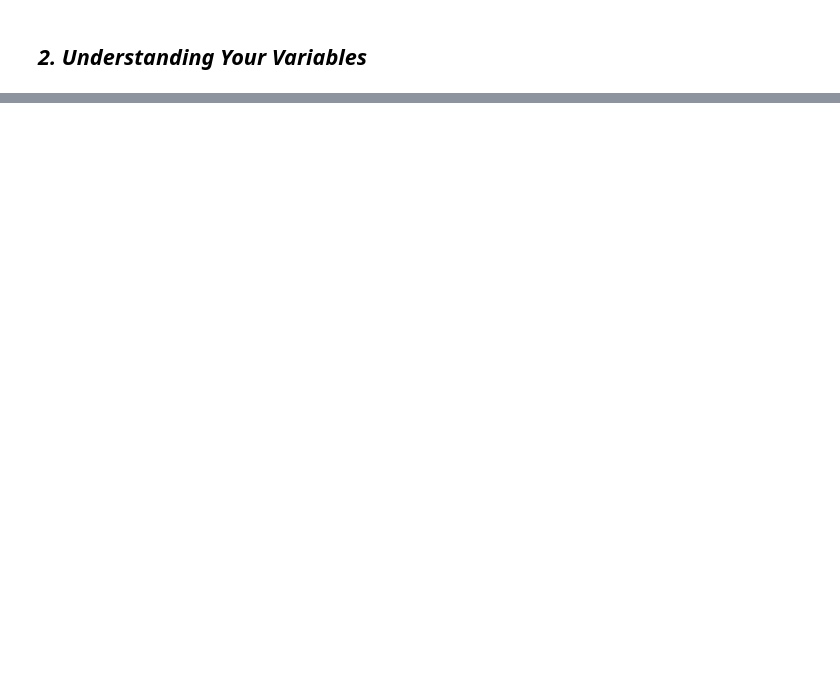
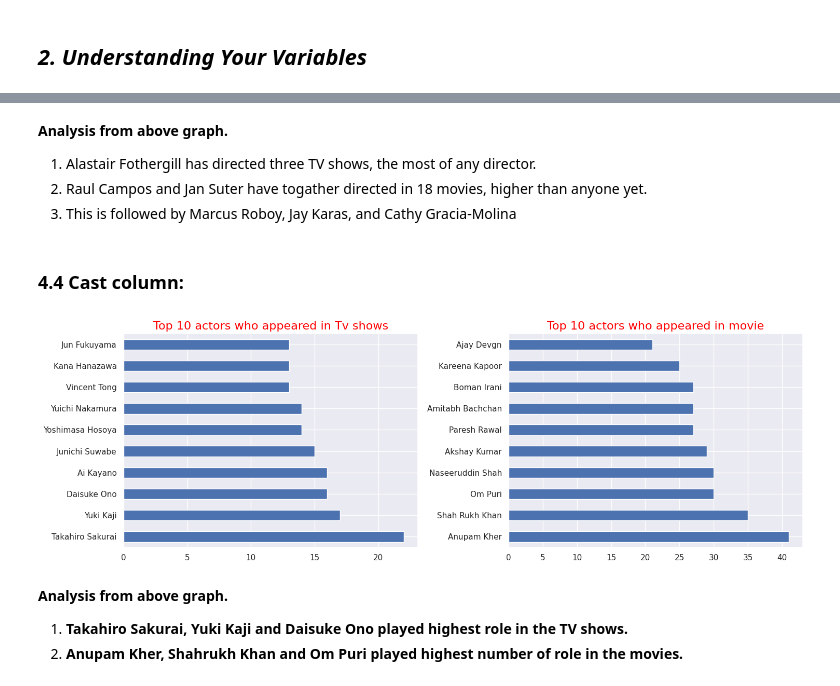
Before and after one commit to rajkumarpec/Unsupervised-Machine-Learning, a Jupyter notebook: Netflix_movie_show.ipynb, the cells around one changed output, grey strips where cells are left out. Drawn from its saved outputs; the diff is of its cells as text; code cells hidden in the pictures; blank space fills up the shorter version.

```diff
--- a/Netflix_movie_show.ipynb
+++ b/Netflix_movie_show.ipynb
@@ -167,0 +301,27 @@ Answer Here
+# %% [markdown]
+**Analysis from above graph.**
+1. Alastair Fothergill has directed three TV shows, the most of any director.
+2. Raul Campos and Jan Suter have togather directed in 18 movies, higher than anyone yet.
+3. This is followed by Marcus Roboy, Jay Karas, and Cathy Gracia-Molina
+# %% [markdown]
+### **4.4 Cast column:**
+# %%
+#defing fig size and axis
+fig,ax = plt.subplots(1,2, figsize=(15,5),dpi=100)
+
+# top 10 TV shows actor
+TV_shows = df[df['type']=='TV Show']['cast'].str.split(', ', expand=True).stack().reset_index(level=1, drop=True).value_counts()[:10].plot(kind='barh', ax=ax[0])
+TV_shows.set_title('Top 10 actors who appeared in Tv shows', size=16,color='red')
+
+# top 10 Movie actor
+movies = df[df['type']=='Movie']['cast'].str.split(', ', expand=True).stack().reset_index(level=1, drop=True).value_counts()[:10].plot(kind='barh', ax=ax[1])
+movies.set_title('Top 10 actors who appeared in movie', size=16,color='red')
+
+plt.tight_layout()
+plt.show()
+# %% [output]
+[figure, added]
+# %% [markdown]
+**Analysis from above graph.**
+1. **Takahiro Sakurai, Yuki Kaji and Daisuke Ono played highest role in the TV shows.**
+2. **Anupam Kher, Shahrukh Khan and Om Puri played highest number of role in the movies.**
```
Also changed, not shown: parts of 20 cells of this notebook.
